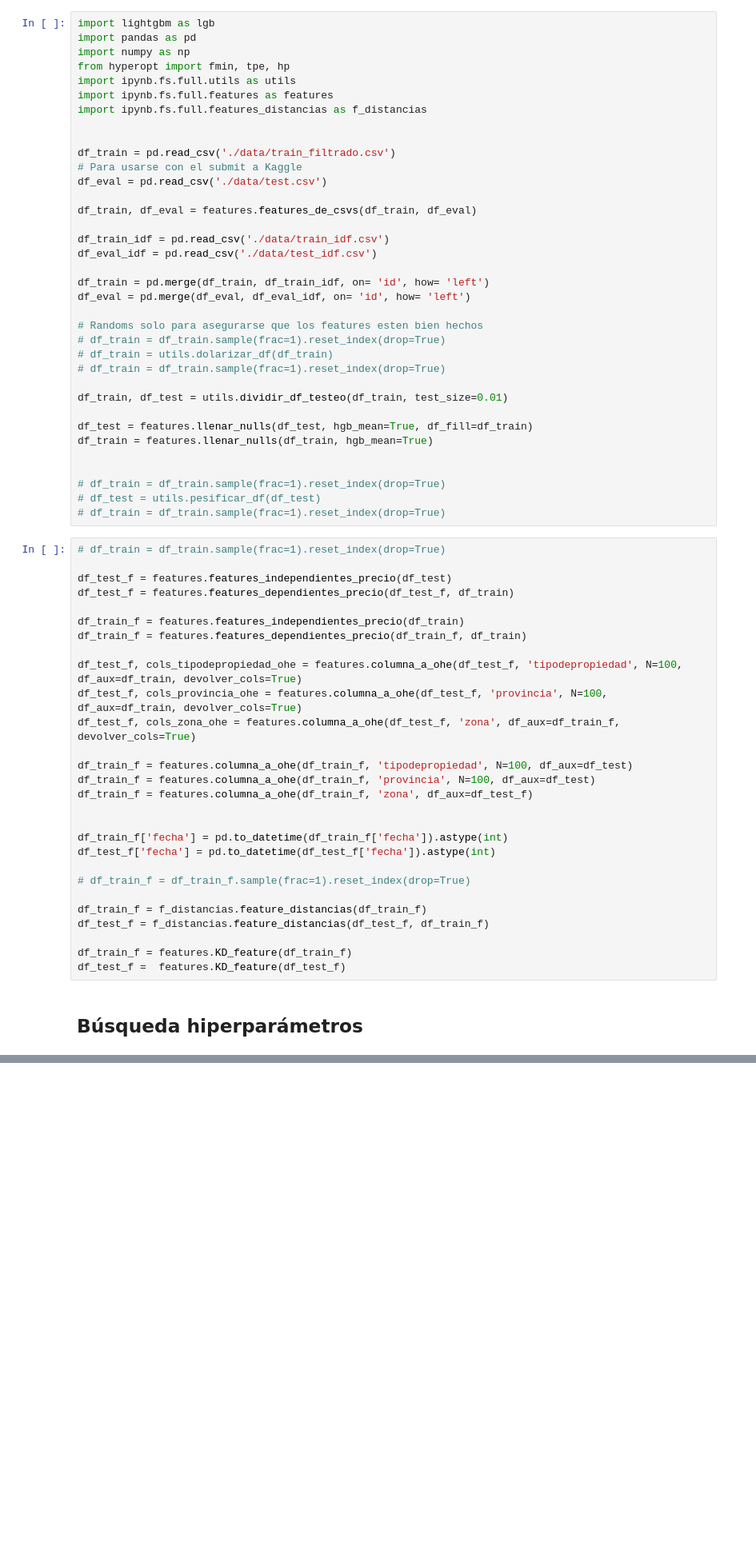
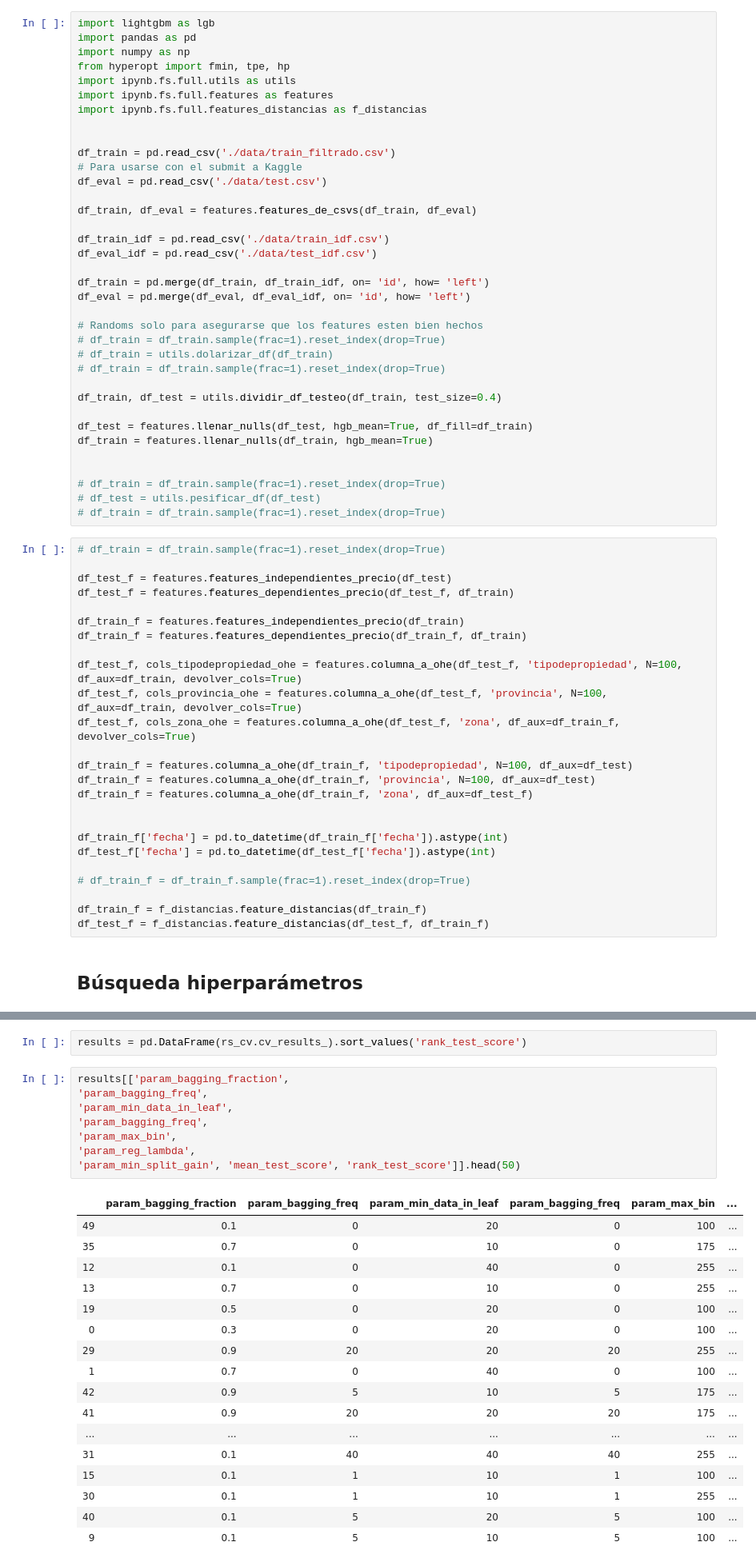
Before and after one commit to JDSanto/datos-tp2, a Jupyter notebook: LightGBM.ipynb, the cells around one changed output, grey strips where cells are left out. Shown: that part at 80% size. Saved outputs shown, nothing was run; the diff lists cells and outputs as text; blank space fills up the shorter version.

```diff
--- a/LightGBM.ipynb
+++ b/LightGBM.ipynb
@@ -25,7 +25,7 @@ df_eval = pd.merge(df_eval, df_eval_idf, on= 'id', how= 'left')
 # df_train = utils.dolarizar_df(df_train)
 # df_train = df_train.sample(frac=1).reset_index(drop=True)
 
-df_train, df_test = utils.dividir_df_testeo(df_train, test_size=0.01)
+df_train, df_test = utils.dividir_df_testeo(df_train, test_size=0.4)
 
 df_test = features.llenar_nulls(df_test, hgb_mean=True, df_fill=df_train)
 df_train = features.llenar_nulls(df_train, hgb_mean=True)
@@ -59,8 +59,5 @@ df_test_f['fecha'] = pd.to_datetime(df_test_f['fecha']).astype(int)
 
 df_train_f = f_distancias.feature_distancias(df_train_f)
 df_test_f = f_distancias.feature_distancias(df_test_f, df_train_f)
-
-df_train_f = features.KD_feature(df_train_f)
-df_test_f =  features.KD_feature(df_test_f)
 # %% [markdown]
 ## Búsqueda hiperparámetros
@@ -67,3 +187,31 @@ df_test_f =  features.KD_feature(df_test_f)
+# %%
+results = pd.DataFrame(rs_cv.cv_results_).sort_values('rank_test_score')
+# %%
+results[['param_bagging_fraction',
+'param_bagging_freq',
+'param_min_data_in_leaf',
+'param_bagging_freq',
+'param_max_bin',
+'param_reg_lambda',
+'param_min_split_gain', 'mean_test_score', 'rank_test_score']].head(50)
+# %% [output]
+|  | param_bagging_fraction | param_bagging_freq | param_min_data_in_leaf | param_bagging_freq | param_max_bin | ... |
+| 49 | 0.1 | 0 | 20 | 0 | 100 | ... |
+| 35 | 0.7 | 0 | 10 | 0 | 175 | ... |
+| 12 | 0.1 | 0 | 40 | 0 | 255 | ... |
+| 13 | 0.7 | 0 | 10 | 0 | 255 | ... |
+| 19 | 0.5 | 0 | 20 | 0 | 100 | ... |
+| 0 | 0.3 | 0 | 20 | 0 | 100 | ... |
+| 29 | 0.9 | 20 | 20 | 20 | 255 | ... |
+| 1 | 0.7 | 0 | 40 | 0 | 100 | ... |
+| 42 | 0.9 | 5 | 10 | 5 | 175 | ... |
+| 41 | 0.9 | 20 | 20 | 20 | 175 | ... |
+| ... | ... | ... | ... | ... | ... | ... |
+| 31 | 0.1 | 40 | 40 | 40 | 255 | ... |
+| 15 | 0.1 | 1 | 10 | 1 | 100 | ... |
+| 30 | 0.1 | 1 | 10 | 1 | 255 | ... |
+| 40 | 0.1 | 5 | 20 | 5 | 100 | ... |
+| 9 | 0.1 | 5 | 10 | 5 | 100 | ... |
 # %% [markdown]
 ### GridSearchCV
 # %%
```
Also changed, not shown: parts of 10 cells of this notebook, 1 other file.
